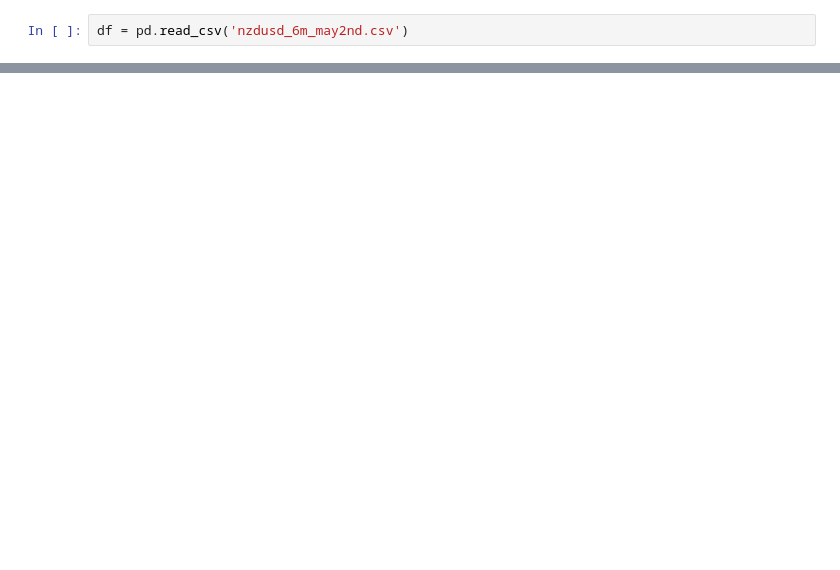
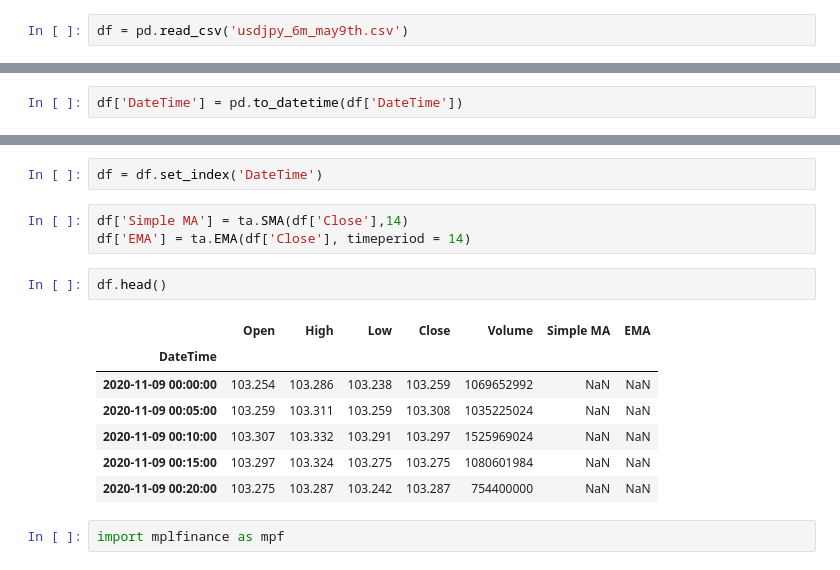
Before and after one commit to neelfx/Darwinex, a Jupyter notebook: Darwinex_USDJPY.ipynb, the cells around one changed output, grey strips where cells are left out. Drawn from its saved outputs; the diff is of its cells as text; blank space fills up the shorter version.

```diff
--- a/Darwinex_USDJPY.ipynb
+++ b/Darwinex_USDJPY.ipynb
@@ -30,2 +7,2 @@ import numpy as np
 # %%
-df = pd.read_csv('nzdusd_6m_may2nd.csv')
+df = pd.read_csv('usdjpy_6m_may9th.csv')
@@ -31,0 +34,2 @@ df = pd.read_csv('nzdusd_6m_may2nd.csv')
+# %%
+df['DateTime'] = pd.to_datetime(df['DateTime'])
@@ -31,0 +61,17 @@ df = pd.read_csv('nzdusd_6m_may2nd.csv')
+# %%
+df = df.set_index('DateTime')
+# %%
+df['Simple MA'] = ta.SMA(df['Close'],14)
+df['EMA'] = ta.EMA(df['Close'], timeperiod = 14)
+# %%
+df.head()
+# %% [output]
+|  | Open | High | Low | Close | Volume | Simple MA | EMA |
+| DateTime |  |  |  |  |  |  |  |
+| 2020-11-09 00:00:00 | 103.254 | 103.286 | 103.238 | 103.259 | 1069652992 | NaN | NaN |
+| 2020-11-09 00:05:00 | 103.259 | 103.311 | 103.259 | 103.308 | 1035225024 | NaN | NaN |
+| 2020-11-09 00:10:00 | 103.307 | 103.332 | 103.291 | 103.297 | 1525969024 | NaN | NaN |
+| 2020-11-09 00:15:00 | 103.297 | 103.324 | 103.275 | 103.275 | 1080601984 | NaN | NaN |
+| 2020-11-09 00:20:00 | 103.275 | 103.287 | 103.242 | 103.287 | 754400000 | NaN | NaN |
+# %%
+import mplfinance as mpf
```
Also changed, not shown: parts of 11 cells of this notebook.
